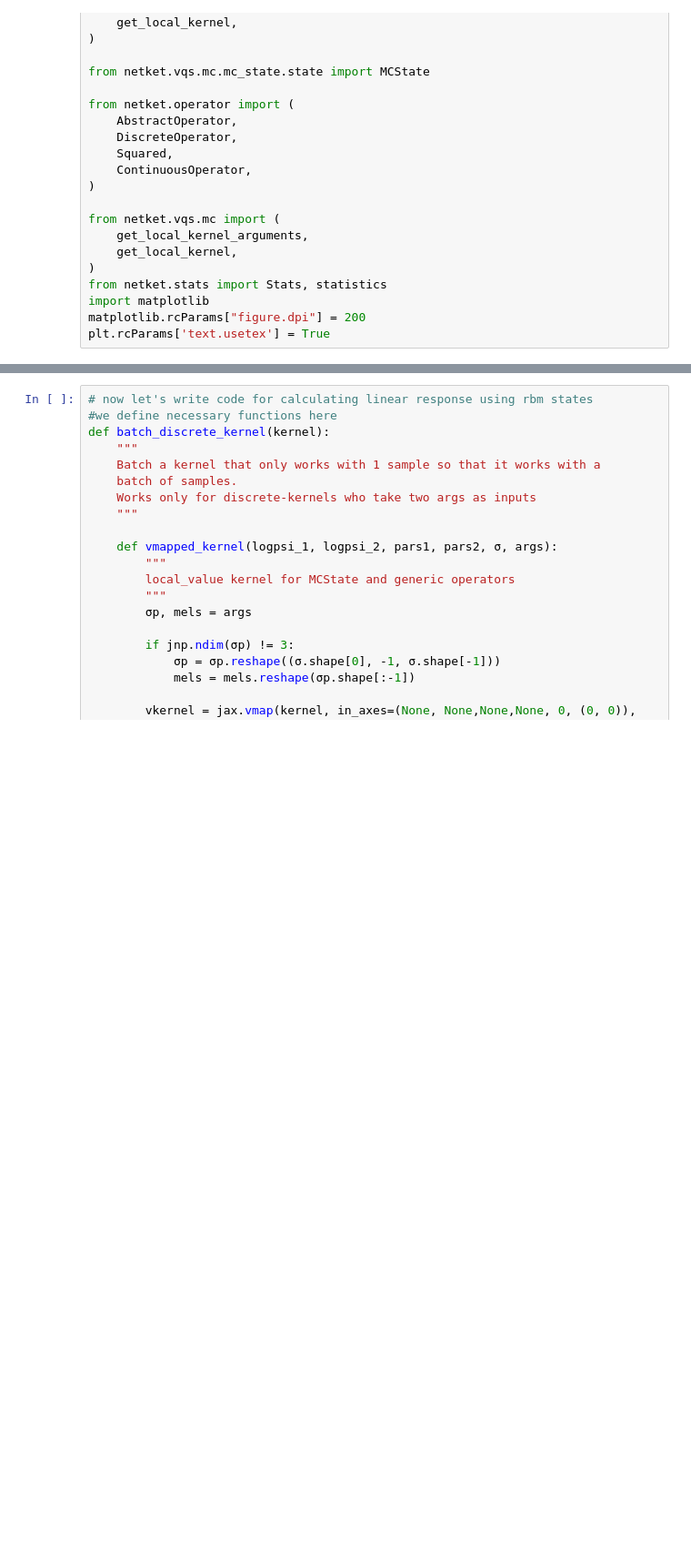
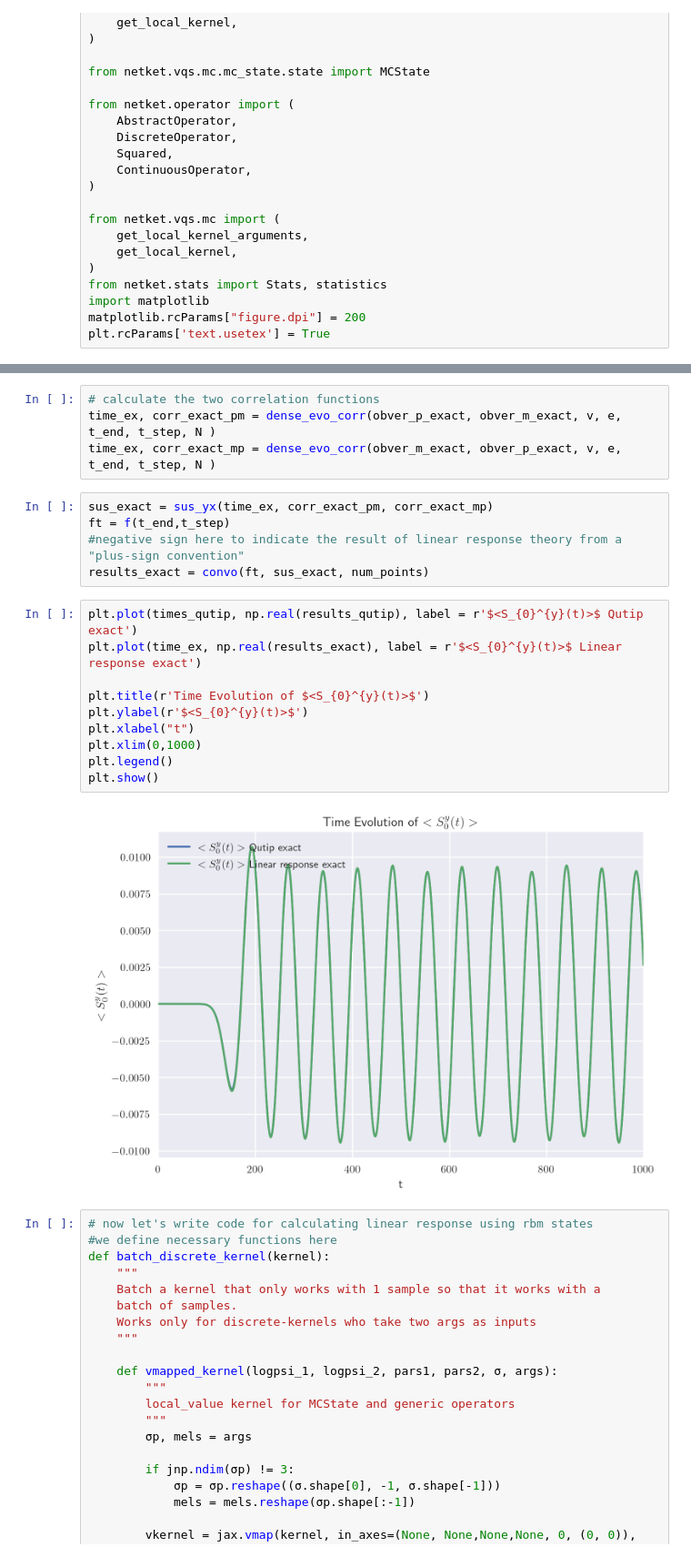
Before and after one commit to victor11235/RBM-quantum-state, a Jupyter notebook: efficient dynamics/linear_response.ipynb, the cells around one changed output, grey strips where cells are left out. Shown: that part at 91% size. Saved outputs shown, nothing was run; the diff lists cells and outputs as text; blank space fills up the shorter version.

```diff
--- a/efficient dynamics/linear_response.ipynb
+++ b/efficient dynamics/linear_response.ipynb
@@ -231,3 +360,24 @@ plt.show()
+# %%
+# calculate the two correlation functions
+time_ex, corr_exact_pm = dense_evo_corr(obver_p_exact, obver_m_exact, v, e, t_end, t_step, N )
+time_ex, corr_exact_mp = dense_evo_corr(obver_m_exact, obver_p_exact, v, e, t_end, t_step, N )
+# %%
+sus_exact = sus_yx(time_ex, corr_exact_pm, corr_exact_mp)
+ft = f(t_end,t_step)
+#negative sign here to indicate the result of linear response theory from a "plus-sign convention"
+results_exact = convo(ft, sus_exact, num_points)
+# %%
+plt.plot(times_qutip, np.real(results_qutip), label = r'$<S_{0}^{y}(t)>$ Qutip exact')
+plt.plot(time_ex, np.real(results_exact), label = r'$<S_{0}^{y}(t)>$ Linear response exact')
+
+plt.title(r'Time Evolution of $<S_{0}^{y}(t)>$')
+plt.ylabel(r'$<S_{0}^{y}(t)>$')
+plt.xlabel("t")
+plt.xlim(0,1000)
+plt.legend()
+plt.show()
+# %% [output]
+[figure, added]
 # %%
 # now let's write code for calculating linear response using rbm states
 #we define necessary functions here
```
Also changed, not shown: parts of 15 cells of this notebook.
